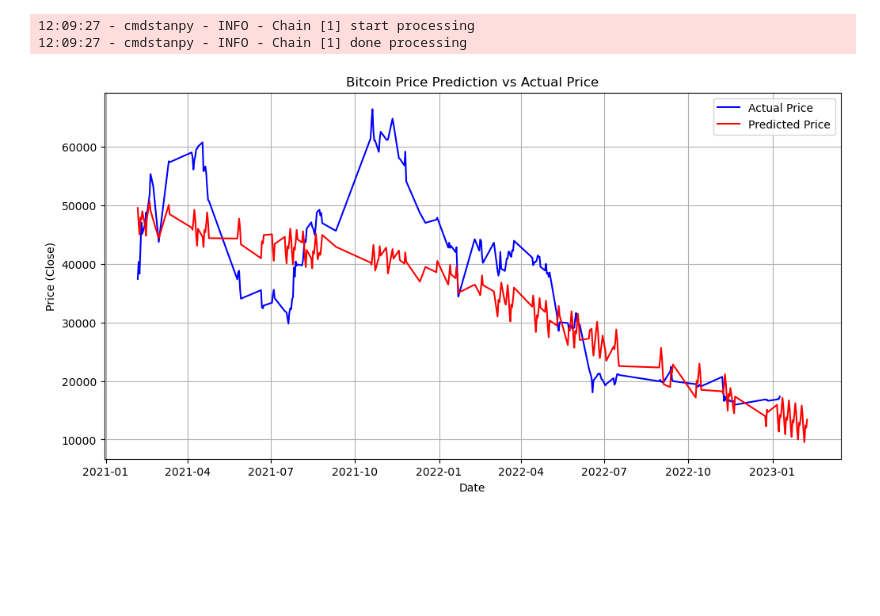
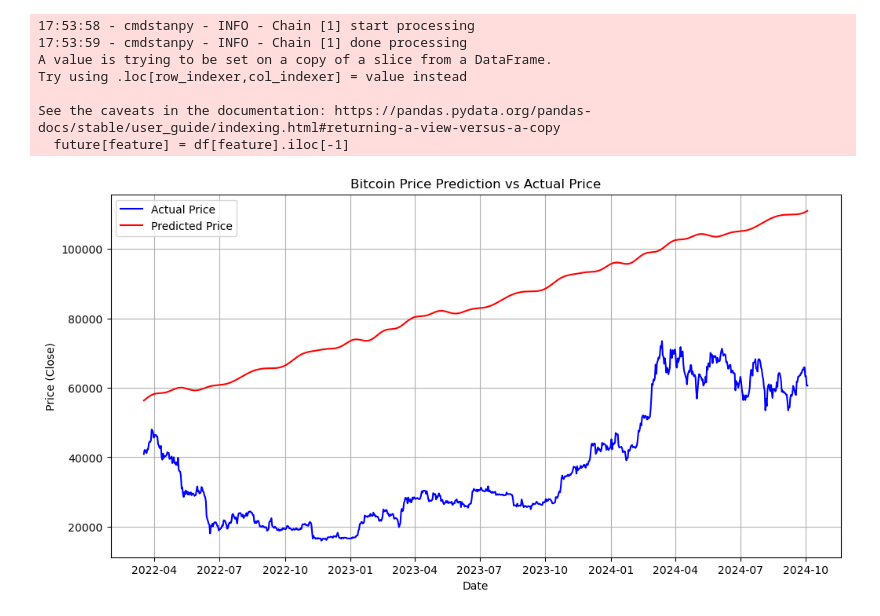
Before and after one commit to lcxWEB/bitflow, a Jupyter notebook: bitcoin_prediction/prophet.ipynb, the cells around one changed output. Saved outputs shown, nothing was run; the diff lists cells and outputs as text; code cells hidden in the pictures; blank space fills up the shorter version.

Commit message:
prophet prediction

```diff
--- a/bitcoin_prediction/prophet.ipynb
+++ b/bitcoin_prediction/prophet.ipynb
@@ -37,51 +111,80 @@ for feature in features:
 # %%
-# 创建Prophet模型
-model = Prophet()
+start_time = time.time()
 
-# 添加所有特征作为回归变量
+# Initialize the Prophet model with tuned parameters and custom seasonality
+model = Prophet(
+    changepoint_prior_scale=0.01,
+    seasonality_prior_scale=1,
+    # holidays=holidays,
+    yearly_seasonality=True,
+    weekly_seasonality=False,
+    daily_seasonality=False
+)
+
+# create Prophet model
+# model = Prophet()
+prediction_period = 30
+
+# add regressors
 for feature in features:
     model.add_regressor(feature)
 
-# 训练模型
-model.fit(prophet_df)
+# train the model
+model.fit(train_df)
 
-# 创建未来30天的日期范围
-future_dates = model.make_future_dataframe(periods=30)
+# df_cv = cross_validation(model, initial='365.25 days', period='180 days', horizon='60 days')
+# df_performance = performance_metrics(df_cv)
 
-# 为未来日期添加特征值
-# 这里我们使用最后一个已知的值，你可能需要根据实际情况调整这个逻辑
+future = test_df[['ds']]
 for feature in features:
-    future_dates[feature] = df[feature].iloc[-1]
+    future[feature] = df[feature].iloc[-1]
+forecast = model.predict(future)
 
-# 进行预测
-forecast = model.predict(future_dates)
+end_time = time.time()
+runtime = end_time - start_time
 
-# 读取预测结果中的 ds（日期）和 yhat（预测值）字段
+# # 创建未来30天的日期范围
+# future_dates = model.make_future_dataframe(periods=prediction_period)
+# # 为未来日期添加特征值
+# # 这里我们使用最后一个已知的值，你可能需要根据实际情况调整这个逻辑
+# for feature in features:
+#     future_dates[feature] = df[feature].iloc[-1]
+# # 进行预测
+# forecast = model.predict(future_dates)
+
+# read the prediction result
 forecast_filtered = forecast[['ds', 'yhat']]
 
-# 将实际价格数据与预测结果合并
-df_merged = pd.merge(forecast_filtered, prophet_df, on='ds', how='left')
+# merge the prediction result with the actual price
+# df_merged = pd.merge(forecast_filtered, prophet_df, on='ds', how='left')
+df_merged = pd.merge(forecast_filtered, test_df, on='ds', how='left')
 
-# 绘制实际价格和预测价格的对比图
+
+# plot the figure
 plt.figure(figsize=(12, 6))
 
-# 画出实际价格的折线图
+# plot the actual price line
 plt.plot(df_merged['ds'], df_merged['y'], label='Actual Price', color='blue')
 
-# 画出预测价格的折线图
+# plot the predicted price line
 plt.plot(df_merged['ds'], df_merged['yhat'], label='Predicted Price', color='red')
 
-# 添加图例和标题
+# add the legend
 plt.legend()
 plt.title('Bitcoin Price Prediction vs Actual Price')
 plt.xlabel('Date')
 plt.ylabel('Price (Close)')
 plt.grid(True)
 plt.show()
 # %% [output]
-12:09:27 - cmdstanpy - INFO - Chain [1] start processing
-12:09:27 - cmdstanpy - INFO - Chain [1] done processing
+17:53:58 - cmdstanpy - INFO - Chain [1] start processing
+17:53:59 - cmdstanpy - INFO - Chain [1] done processing
+A value is trying to be set on a copy of a slice from a DataFrame.
+Try using .loc[row_indexer,col_indexer] = value instead
+
+See the caveats in the documentation: https://pandas.pydata.org/pandas-docs/stable/user_guide/indexing.html#returning-a-view-versus-a-copy
+  future[feature] = df[feature].iloc[-1]
-[figure, old version]
+[figure, new version]
 # %%
 # 预测已知的历史数据
 historical_forecast = model.predict(prophet_df)
```
Also changed, not shown: parts of 7 cells of this notebook.
